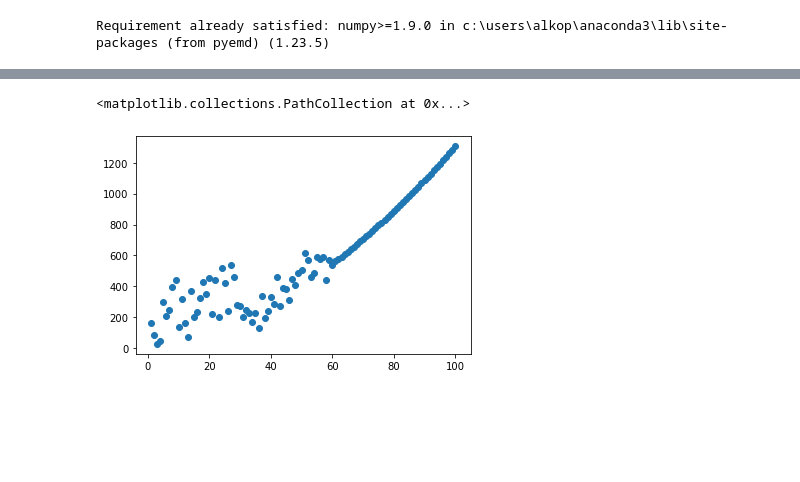
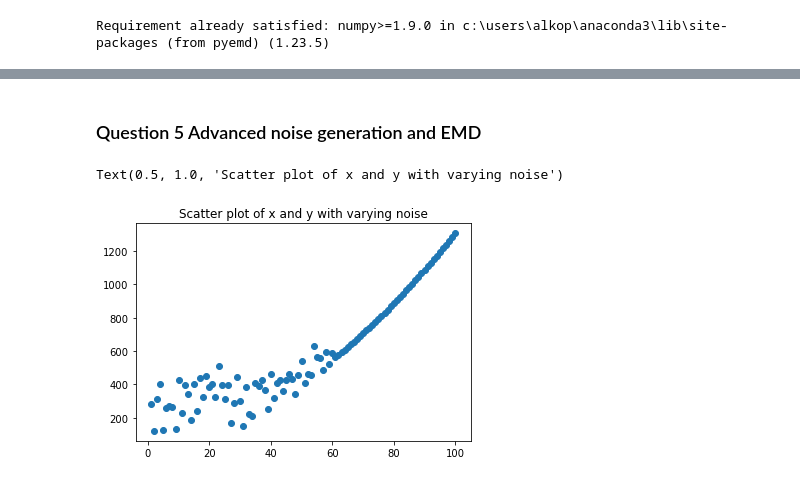
Before and after one commit to alkopff/MSE264_Health_Engineering, a Jupyter notebook: project1_part1.ipynb, the cells around one changed output, grey strips where cells are left out. Saved outputs shown, nothing was run; the diff lists cells and outputs as text; code cells hidden in the pictures; blank space fills up the shorter version.

```diff
--- a/project1_part1.ipynb
+++ b/project1_part1.ipynb
@@ -331,19 +328,22 @@ Mean Squared Error of Reconstruction: 8.582806648804609e-30
+# %% [markdown]
+### Question 5 Advanced noise generation and EMD
 # %%
 # Question 5 : Advanced noise generation and EMD
 
 x = np.arange(1, 101)
 epsilon1 = np.random.uniform(0, 400, size=(30,))
 epsilon2 = np.random.normal(40, np.sqrt(5000), size=(30,))
 
 y1 = 0.1*x[:30]**2 + 3*x[:30] + 7 + epsilon1
 y2 = 0.1*x[30:60]**2 + 3*x[30:60] + 7 + epsilon2
 y3 = 0.1*x[60:]**2 + 3*x[60:] + 7
 y = np.concatenate([y1, y2, y3])
 
 plt.scatter(x, y)
+plt.title('Scatter plot of x and y with varying noise')
 # %% [output]
-<matplotlib.collections.PathCollection at 0x...>
+Text(0.5, 1.0, 'Scatter plot of x and y with varying noise')
-[figure, old version]
+[figure, new version]
 # %%
 imfs, residue = iterative_emd(x, y)
 
```
Also changed, not shown: parts of 17 cells of this notebook, 16 other files.
